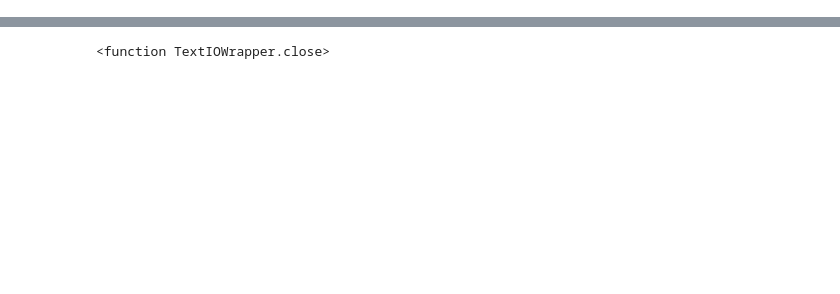
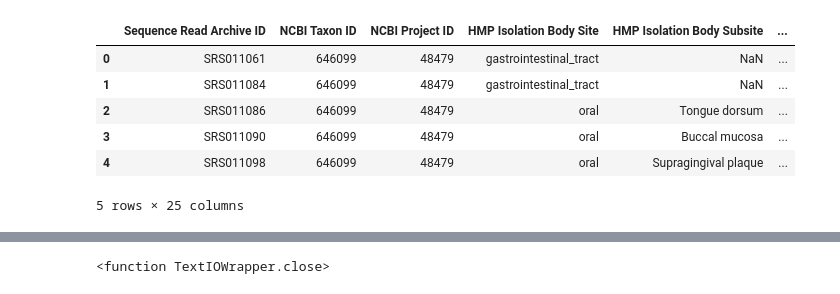
Before and after one commit to surh/micropopgen, a Jupyter notebook: hmp_metadata/create_database.ipynb, the cells around one changed output, grey strips where cells are left out. Saved outputs shown, nothing was run; the diff lists cells and outputs as text; code cells hidden in the pictures; blank space fills up the shorter version.

Commit message:
swiching to pandas and pandas.merge operations to prepare database table

```diff
--- a/hmp_metadata/create_database.ipynb
+++ b/hmp_metadata/create_database.ipynb
@@ -7,2 +9,14 @@ import csv
 sample_file = '/home/sur/micropopgen/data/HMP/hmp_catalogue_wgs_all_metadata.csv'
 runs_file = '/home/sur/micropopgen/data/HMP/2017-07-17.all_runs/all_runs.txt'
+# %%
+# Read sample metadata
+samples = pd.read_csv(sample_file)
+samples.head()
+# %% [output]
+|  | Sequence Read Archive ID | NCBI Taxon ID | NCBI Project ID | HMP Isolation Body Site | HMP Isolation Body Subsite | ... |
+| 0 | SRS011061 | 646099 | 48479 | gastrointestinal_tract | NaN | ... |
+| 1 | SRS011084 | 646099 | 48479 | gastrointestinal_tract | NaN | ... |
+| 2 | SRS011086 | 646099 | 48479 | oral | Tongue dorsum | ... |
+| 3 | SRS011090 | 646099 | 48479 | oral | Buccal mucosa | ... |
+| 4 | SRS011098 | 646099 | 48479 | oral | Supragingival plaque | ... |
+5 rows × 25 columns
```
Also changed, not shown: parts of 16 cells of this notebook.
